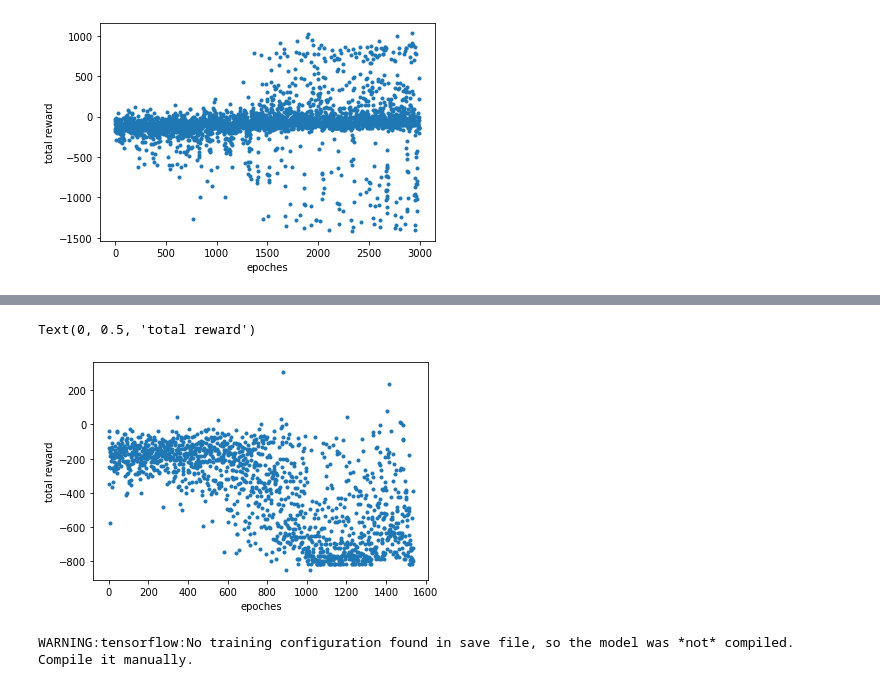
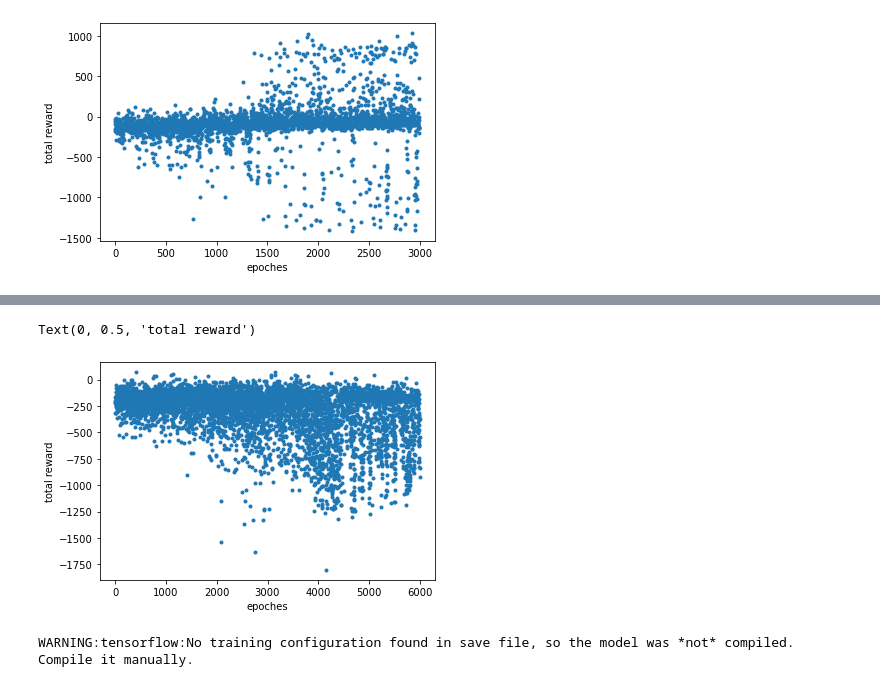
Before and after one commit to vivkaz/bomberman, a Jupyter notebook: Run_bomberman.ipynb, the cells around one changed output, grey strips where cells are left out. Saved outputs shown, nothing was run; the diff lists cells and outputs as text; code cells hidden in the pictures.

```diff
--- a/Run_bomberman.ipynb
+++ b/Run_bomberman.ipynb
@@ -330,12 +329,12 @@ Text(0, 0.5, 'total reward')
 # %%
-reward = np.load("agent_code/deep_q_learning/saved_model/rewards_03_24_2022_10_31_49.npy")
+reward = np.load("agent_code/deep_q_learning/saved_model/rewards_03_27_2022_00_42_17.npy")
 plt.plot(reward,'.')
 plt.xlabel("epoches")
 plt.ylabel("total reward")
 #plt.ylim(-200,100)
 # %% [output]
 Text(0, 0.5, 'total reward')
-[figure, old version]
+[figure, new version]
 # %%
 model_trained= tf.keras.models.load_model("agent_code/deep_q_learning/saved_model")
 # %% [output]
```
Also changed, not shown: parts of 1 cell of this notebook, 33 other files.
